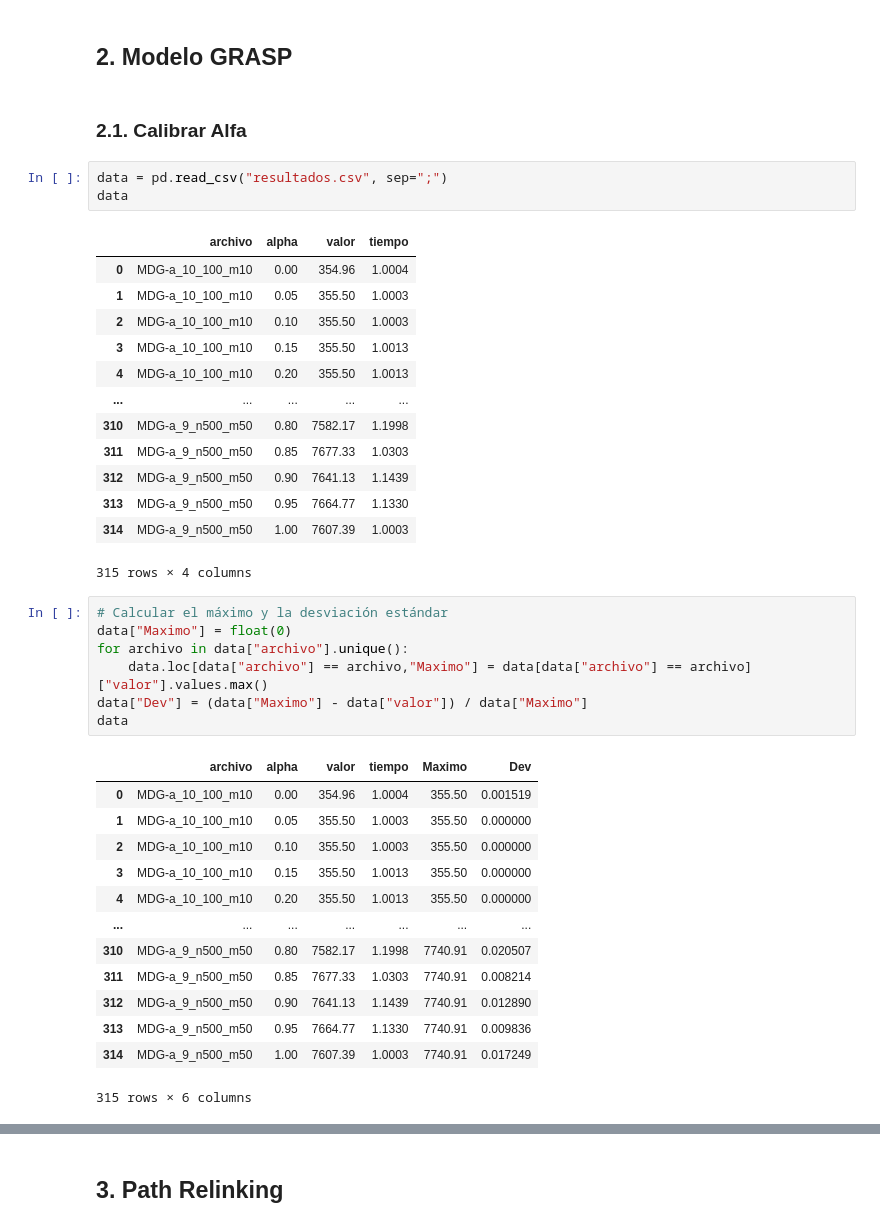
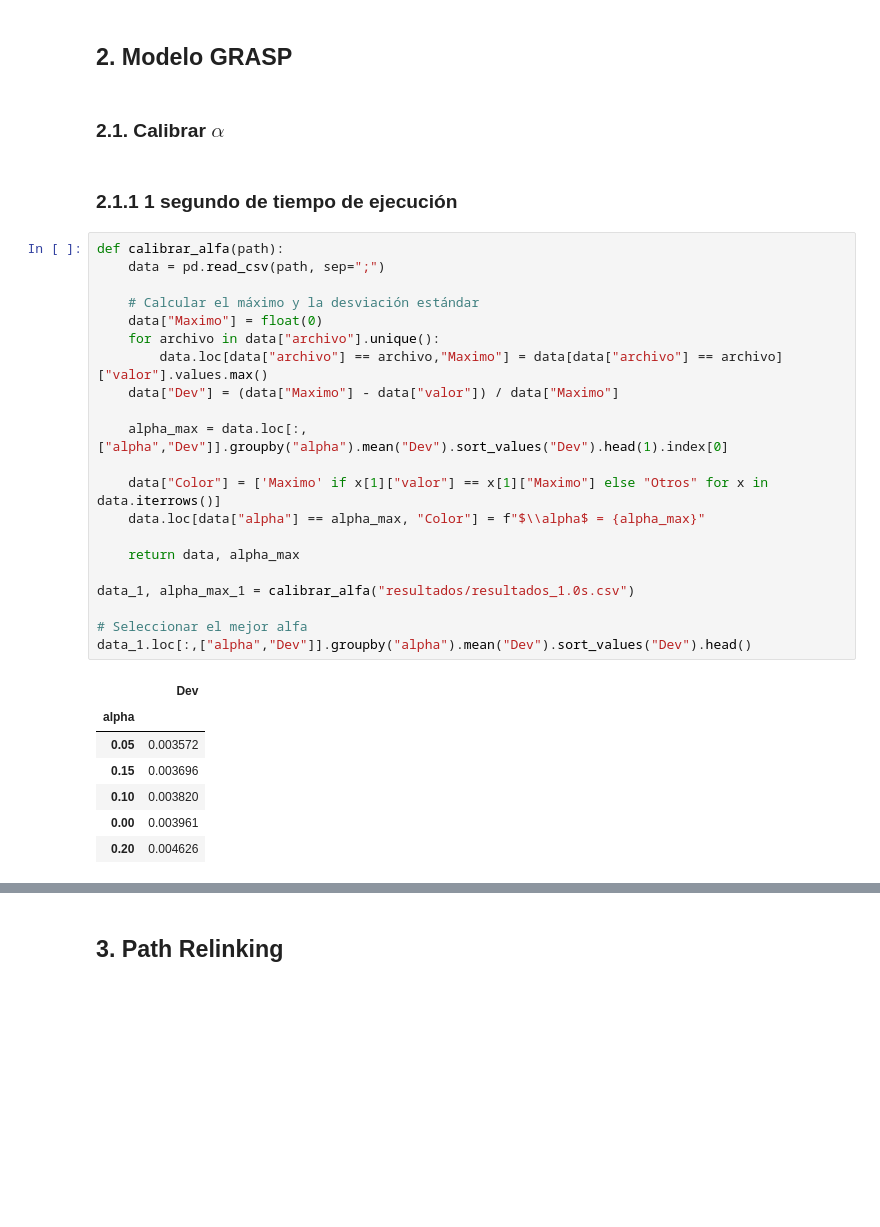
Before and after one commit to ensabai/Trabajo-Log-stica, a Jupyter notebook: notebook.ipynb, the cells around one changed output, grey strips where cells are left out. Cells and saved outputs as stored; diff of their text form; blank space fills up the shorter version.

```diff
--- a/notebook.ipynb
+++ b/notebook.ipynb
@@ -65,42 +65,35 @@ Objective Value: 7690.35
 # %% [markdown]
 ## 2. Modelo GRASP
 # %% [markdown]
-### 2.1. Calibrar Alfa
+### 2.1. Calibrar $\alpha$
-# %%
-data = pd.read_csv("resultados.csv", sep=";")
-data
-# %% [output]
-|  | archivo | alpha | valor | tiempo |
-| 0 | MDG-a_10_100_m10 | 0.00 | 354.96 | 1.0004 |
-| 1 | MDG-a_10_100_m10 | 0.05 | 355.50 | 1.0003 |
-| 2 | MDG-a_10_100_m10 | 0.10 | 355.50 | 1.0003 |
-| 3 | MDG-a_10_100_m10 | 0.15 | 355.50 | 1.0013 |
-| 4 | MDG-a_10_100_m10 | 0.20 | 355.50 | 1.0013 |
-| ... | ... | ... | ... | ... |
-| 310 | MDG-a_9_n500_m50 | 0.80 | 7582.17 | 1.1998 |
-| 311 | MDG-a_9_n500_m50 | 0.85 | 7677.33 | 1.0303 |
-| 312 | MDG-a_9_n500_m50 | 0.90 | 7641.13 | 1.1439 |
-| 313 | MDG-a_9_n500_m50 | 0.95 | 7664.77 | 1.1330 |
-| 314 | MDG-a_9_n500_m50 | 1.00 | 7607.39 | 1.0003 |
-315 rows × 4 columns
+# %% [markdown]
+### 2.1.1 1 segundo de tiempo de ejecución
 # %%
-# Calcular el máximo y la desviación estándar
-data["Maximo"] = float(0)
-for archivo in data["archivo"].unique():
-    data.loc[data["archivo"] == archivo,"Maximo"] = data[data["archivo"] == archivo]["valor"].values.max()
-data["Dev"] = (data["Maximo"] - data["valor"]) / data["Maximo"]
-data
+def calibrar_alfa(path):
+    data = pd.read_csv(path, sep=";")
+
+    # Calcular el máximo y la desviación estándar
+    data["Maximo"] = float(0)
+    for archivo in data["archivo"].unique():
+        data.loc[data["archivo"] == archivo,"Maximo"] = data[data["archivo"] == archivo]["valor"].values.max()
+    data["Dev"] = (data["Maximo"] - data["valor"]) / data["Maximo"]
+
+    alpha_max = data.loc[:,["alpha","Dev"]].groupby("alpha").mean("Dev").sort_values("Dev").head(1).index[0]
+
+    data["Color"] = ['Maximo' if x[1]["valor"] == x[1]["Maximo"] else "Otros" for x in data.iterrows()]
+    data.loc[data["alpha"] == alpha_max, "Color"] = f"$\\alpha$ = {alpha_max}"
+
+    return data, alpha_max
+
+data_1, alpha_max_1 = calibrar_alfa("resultados/resultados_1.0s.csv")
+
+# Seleccionar el mejor alfa
+data_1.loc[:,["alpha","Dev"]].groupby("alpha").mean("Dev").sort_values("Dev").head()
 # %% [output]
-|  | archivo | alpha | valor | tiempo | Maximo | Dev |
-| 0 | MDG-a_10_100_m10 | 0.00 | 354.96 | 1.0004 | 355.50 | 0.001519 |
-| 1 | MDG-a_10_100_m10 | 0.05 | 355.50 | 1.0003 | 355.50 | 0.000000 |
-| 2 | MDG-a_10_100_m10 | 0.10 | 355.50 | 1.0003 | 355.50 | 0.000000 |
-| 3 | MDG-a_10_100_m10 | 0.15 | 355.50 | 1.0013 | 355.50 | 0.000000 |
-| 4 | MDG-a_10_100_m10 | 0.20 | 355.50 | 1.0013 | 355.50 | 0.000000 |
-| ... | ... | ... | ... | ... | ... | ... |
-| 310 | MDG-a_9_n500_m50 | 0.80 | 7582.17 | 1.1998 | 7740.91 | 0.020507 |
-| 311 | MDG-a_9_n500_m50 | 0.85 | 7677.33 | 1.0303 | 7740.91 | 0.008214 |
-| 312 | MDG-a_9_n500_m50 | 0.90 | 7641.13 | 1.1439 | 7740.91 | 0.012890 |
-| 313 | MDG-a_9_n500_m50 | 0.95 | 7664.77 | 1.1330 | 7740.91 | 0.009836 |
-| 314 | MDG-a_9_n500_m50 | 1.00 | 7607.39 | 1.0003 | 7740.91 | 0.017249 |
+|  | Dev |
+| alpha |  |
+| 0.05 | 0.003572 |
+| 0.15 | 0.003696 |
+| 0.10 | 0.003820 |
+| 0.00 | 0.003961 |
+| 0.20 | 0.004626 |
-315 rows × 6 columns
```
Also changed, not shown: parts of 15 cells of this notebook, 6 other files.
